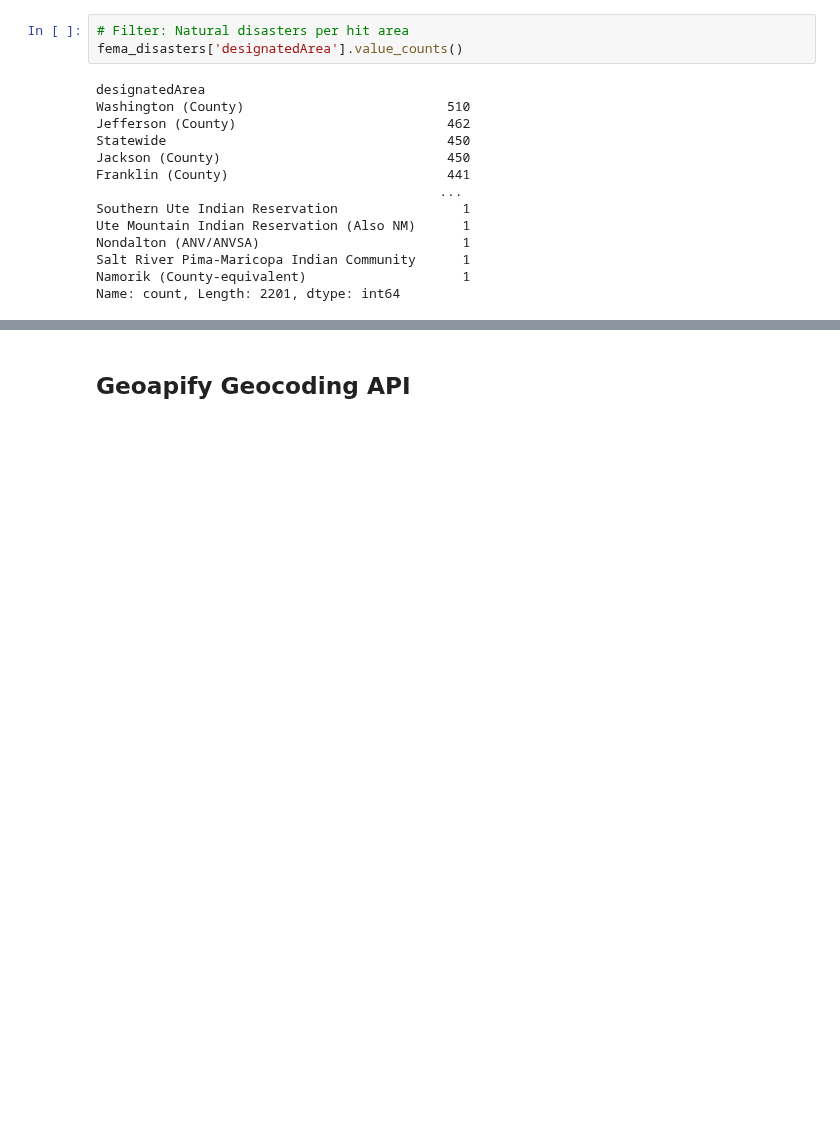
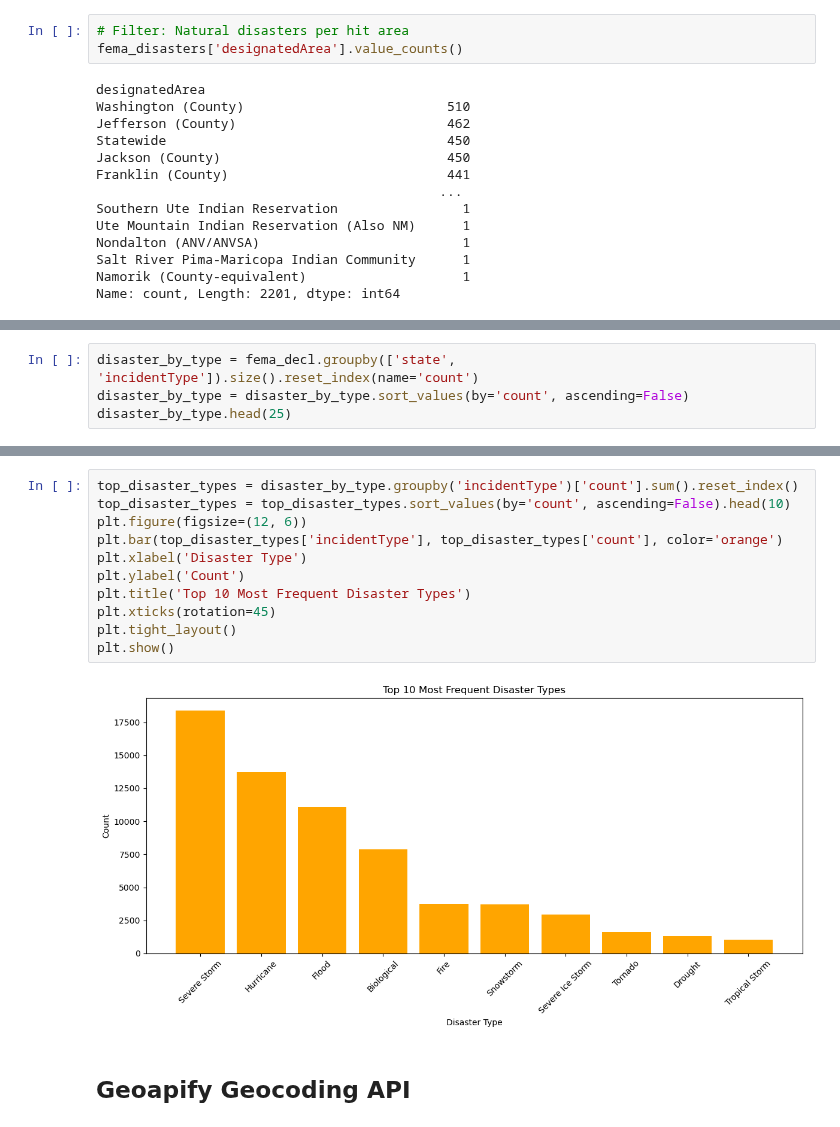
Before and after one commit to Neelka96/HavocMapper, a Jupyter notebook: data_tunnel.ipynb, the cells around one changed output, grey strips where cells are left out. Cells and saved outputs as stored; diff of their text form; blank space fills up the shorter version.

```diff
--- a/data_tunnel.ipynb
+++ b/data_tunnel.ipynb
@@ -210,0 +252,4 @@ Name: count, Length: 2201, dtype: int64
+# %%
+disaster_by_type = fema_decl.groupby(['state', 'incidentType']).size().reset_index(name='count')
+disaster_by_type = disaster_by_type.sort_values(by='count', ascending=False)
+disaster_by_type.head(25)
@@ -211,3 +286,16 @@ Name: count, Length: 2201, dtype: int64
+# %%
+top_disaster_types = disaster_by_type.groupby('incidentType')['count'].sum().reset_index()
+top_disaster_types = top_disaster_types.sort_values(by='count', ascending=False).head(10)
+plt.figure(figsize=(12, 6))
+plt.bar(top_disaster_types['incidentType'], top_disaster_types['count'], color='orange')
+plt.xlabel('Disaster Type')
+plt.ylabel('Count')
+plt.title('Top 10 Most Frequent Disaster Types')
+plt.xticks(rotation=45)
+plt.tight_layout()
+plt.show()
+# %% [output]
+[figure, added]
 # %% [markdown]
 ## Geoapify Geocoding API
 # %%
```
Also changed, not shown: parts of 6 cells of this notebook.
